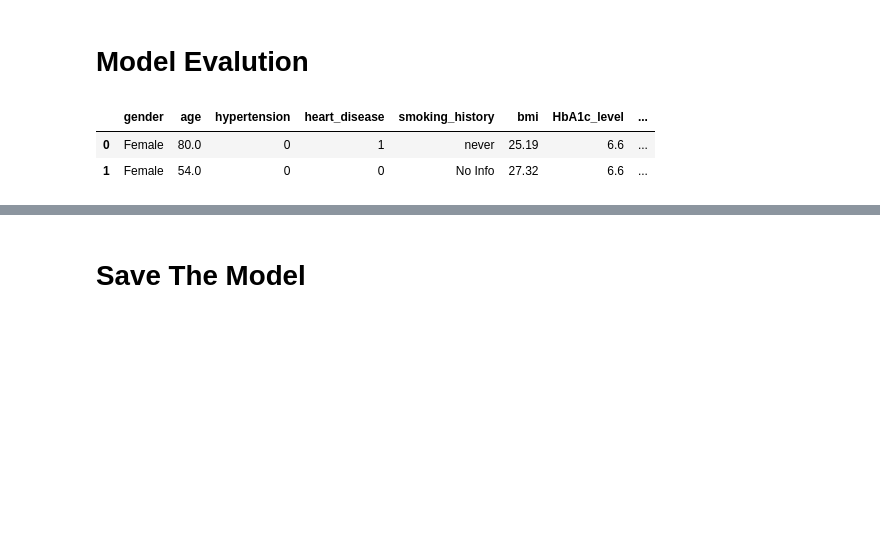
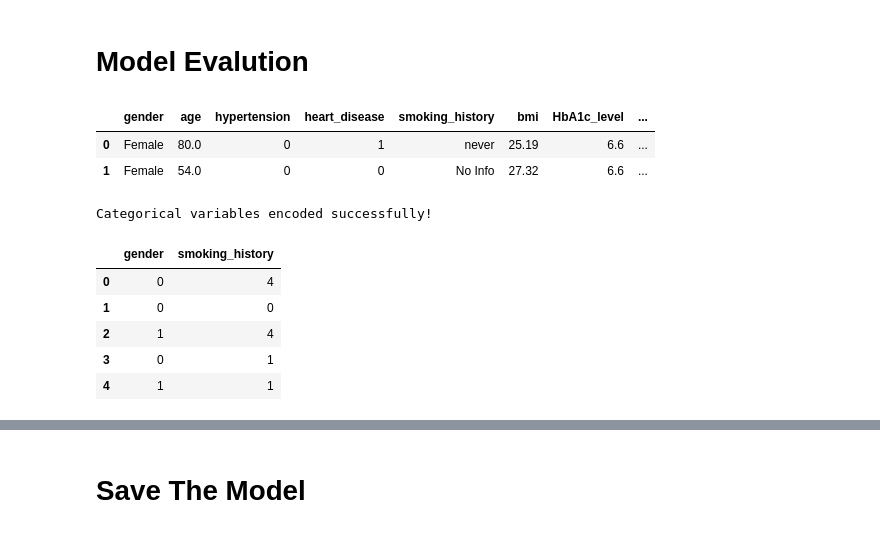
Before and after one commit to itsluckysharma01/Predicting_Diabetes_with_Logistic_Regression-ML, a Jupyter notebook: Predicting_Diabetes_with_Logistic_Regression.ipynb, the cells around one changed output, grey strips where cells are left out. Drawn from its saved outputs; the diff is of its cells as text; code cells hidden in the pictures; blank space fills up the shorter version.

```diff
--- a/Predicting_Diabetes_with_Logistic_Regression.ipynb
+++ b/Predicting_Diabetes_with_Logistic_Regression.ipynb
@@ -169,7 +171,21 @@ df.head(2)
 | 0 | Female | 80.0 | 0 | 1 | never | 25.19 | 6.6 | ... |
 | 1 | Female | 54.0 | 0 | 0 | No Info | 27.32 | 6.6 | ... |
 # %%
+# Encode categorical variables before splitting the data
 from sklearn.preprocessing import LabelEncoder
-le = LabelEncoder()
-df['gender'] = le.fit_transform(df['gender'])
-df['gender']
+le_gender = LabelEncoder()
+le_smoking = LabelEncoder()
+
+df['gender'] = le_gender.fit_transform(df['gender'])
+df['smoking_history'] = le_smoking.fit_transform(df['smoking_history'])
+
+print("Categorical variables encoded successfully!")
+df[['gender','smoking_history']].head()
+# %% [output]
+Categorical variables encoded successfully!
+|  | gender | smoking_history |
+| 0 | 0 | 4 |
+| 1 | 0 | 0 |
+| 2 | 1 | 4 |
+| 3 | 0 | 1 |
+| 4 | 1 | 1 |
```
Also changed, not shown: parts of 4 cells of this notebook.
